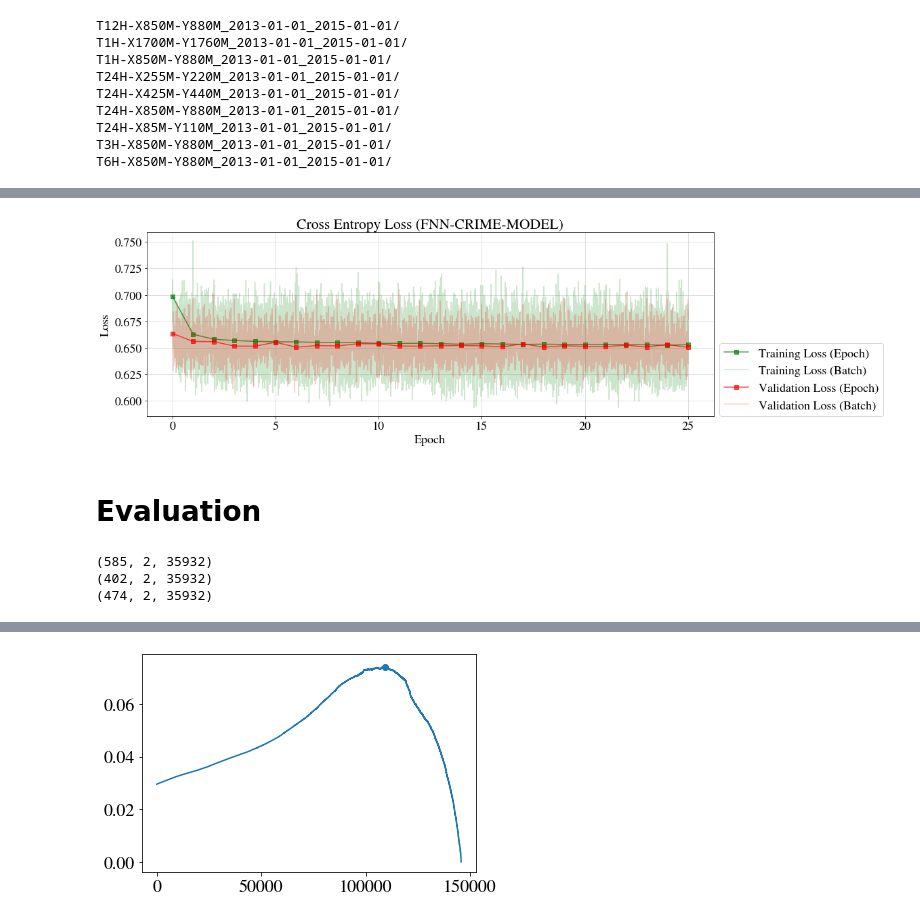
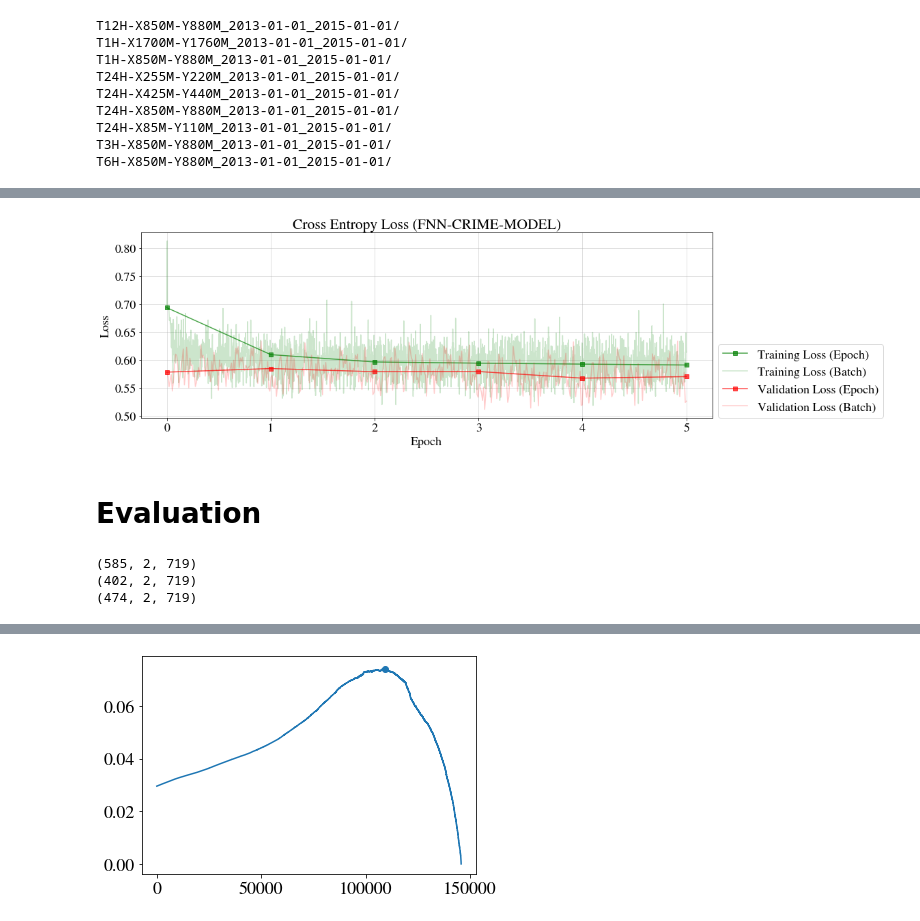
Before and after one commit to bernsblack/masters, a Jupyter notebook: run_kang_fnn_model.ipynb, the cells around one changed output, grey strips where cells are left out. Cells and saved outputs as stored; diff of their text form; code cells hidden in the pictures.

```diff
--- a/run_kang_fnn_model.ipynb
+++ b/run_kang_fnn_model.ipynb
@@ -59,9 +60,10 @@ from utils.metrics import best_threshold, get_y_pred
 start_date = "2013-01-01"
 end_date = "2015-01-01"
 
-data_dim_str = "T24H-X85M-Y110M" # "T24H-X850M-Y880M"  #"T1H-X1700M-Y1760M"  # needs to exist
-model_name = "FNN-CRIME-MODEL"  # needs to be created
+data_dim_str = "T24H-X850M-Y880M" # "T24H-X85M-Y110M" #"T1H-X1700M-Y1760M"  # needs to exist
+model_name = "Kang FNN"  # needs to be created
 data_path = f"./data/processed/{data_dim_str}_{start_date}_{end_date}/"
+compare_models(data_path=data_path)
 
 if not os.path.exists(data_path):
     raise Exception(f"Directory ({data_path}) needs to exist.")
@@ -148,7 +152,7 @@ log.getLogger().setLevel("INFO")
 # %%
 # SET THE HYPER PARAMETERS
 conf.early_stopping = False
-conf.max_epochs = 25
+conf.max_epochs = 5
 conf.dropout = 0.2
 conf.weight_decay = 1e-8
 conf.resume = False
@@ -188,31 +192,31 @@ indices, spc_feats, tmp_feats, env_feats, target = train_set[train_set.min_index
 spc_size, tmp_size, env_size = spc_feats.shape[-1], tmp_feats.shape[-1], env_feats.shape[-1]
 
 
+model_arch = {
+    "h_size0": 100,
+    "h_size1": 100,
+    "h_size2": 100,
+}
+model = SmallKangFNN(spc_size=spc_size,
+                     tmp_size=tmp_size,
+                     env_size=env_size,
+                     dropout_p=conf.dropout,
+                     model_arch=model_arch)
+
 # model_arch = {
-#     "h_size0": 100,
-#     "h_size1": 100,
-#     "h_size2": 100,
+#     "scp_net_h0": 64,
+#     "scp_net_h1": 32,
+#     "tmp_net_h0": 64,
+#     "tmp_net_h1": 32,
+#     "env_net_h0": 64,
+#     "env_net_h1": 32,
+#     "final_net_h1": 64,
 # }
-# model = SmallKangFNN(spc_size=spc_size,
-#                      tmp_size=tmp_size,
-#                      env_size=env_size,
-#                      dropout_p=conf.dropout,
-#                      model_arch=model_arch)
-
-model_arch = {
-    "scp_net_h0": 64,
-    "scp_net_h1": 32,
-    "tmp_net_h0": 64,
-    "tmp_net_h1": 32,
-    "env_net_h0": 64,
-    "env_net_h1": 32,
-    "final_net_h1": 64,
-}
-model = KangFeedForwardNetwork(spc_size=spc_size,
-                                 tmp_size=tmp_size,
-                                 env_size=env_size,
-                                 dropout_p=conf.dropout,
-                                 model_arch=model_arch)
+# model = KangFeedForwardNetwork(spc_size=spc_size,
+#                                  tmp_size=tmp_size,
+#                                  env_size=env_size,
+#                                  dropout_p=conf.dropout,
+#                                  model_arch=model_arch)
 
 model.to(conf.device)
 
@@ -247,13 +251,13 @@ if conf.resume:  # todo check if the files actually exist
     except Exception as e:
         log.error(f"Nothing to resume from, training from scratch \n\t-> {e}")
 
-best_val_loss, stopped_early = train_model(model=model,
-                                            optimiser=optimiser,
-                                            loaders=loaders,
-                                            train_epoch_fn=train_epoch_for_fnn,
-                                            loss_fn=loss_function,
-                                            conf=conf)
+trn_epoch_losses, val_epoch_losses, stopped_early = train_model(model=model,
+                                                                     optimiser=optimiser,
+                                                                     loaders=loaders,
+                                                                     train_epoch_fn=train_epoch_for_fnn,
+                                                                     loss_fn=loss_function,
+                                                                     conf=conf)
 
-print(f"best_val_loss: {best_val_loss}, stopped_early: {stopped_early}") # use the current epoch instead
+print(f"stopped_early: {stopped_early}") # use the current epoch instead
 # if stopped_early -> continue with best_model - new hyper-parameters -> no n
 # %% [output]
@@ -277,4 +281,4 @@ best_val_loss: 0.6504960691857481, stopped_early: False
-[figure, old version]
+[figure, new version]
 # %%
 log.getLogger().setLevel("INFO")
 # %% [markdown]
@@ -288,9 +292,9 @@ g_loaders = FlatDataLoaders(data_group=data_group, conf=conf)
 # %%
 pshape(data_group.training_set.crimes, data_group.validation_set.crimes, data_group.testing_set.crimes)
 # %% [output]
-(585, 2, 35932)
-(402, 2, 35932)
-(474, 2, 35932)
+(585, 2, 719)
+(402, 2, 719)
+(474, 2, 719)
 # %%
 from time import sleep
 timer = Timer()
```
Also changed, not shown: parts of 6 cells of this notebook, 8 other files.
